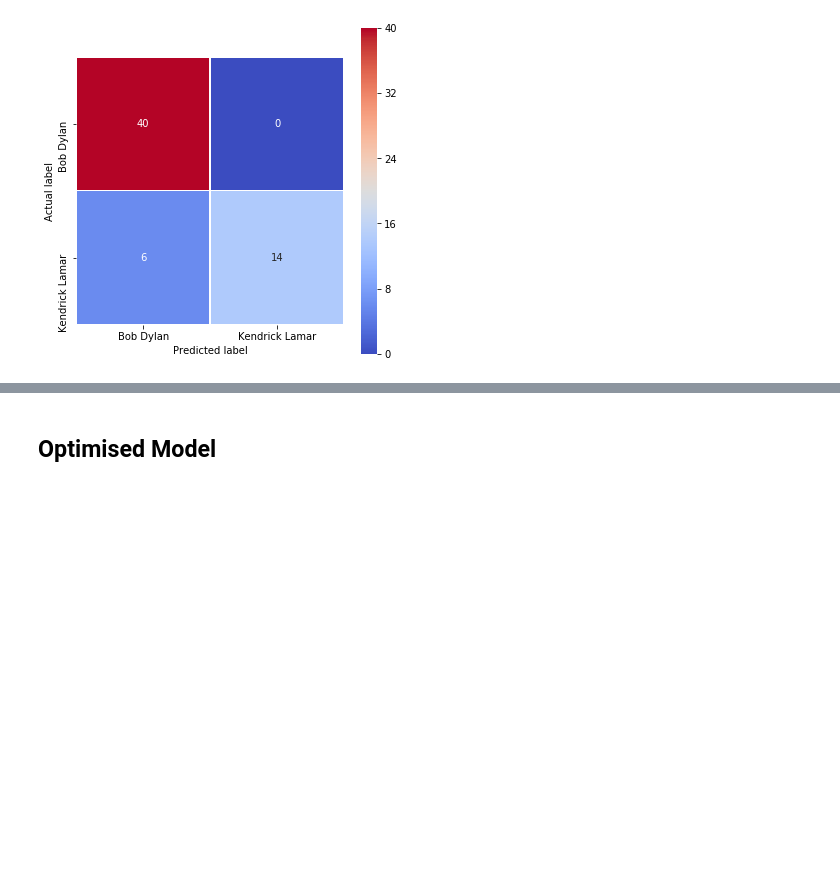
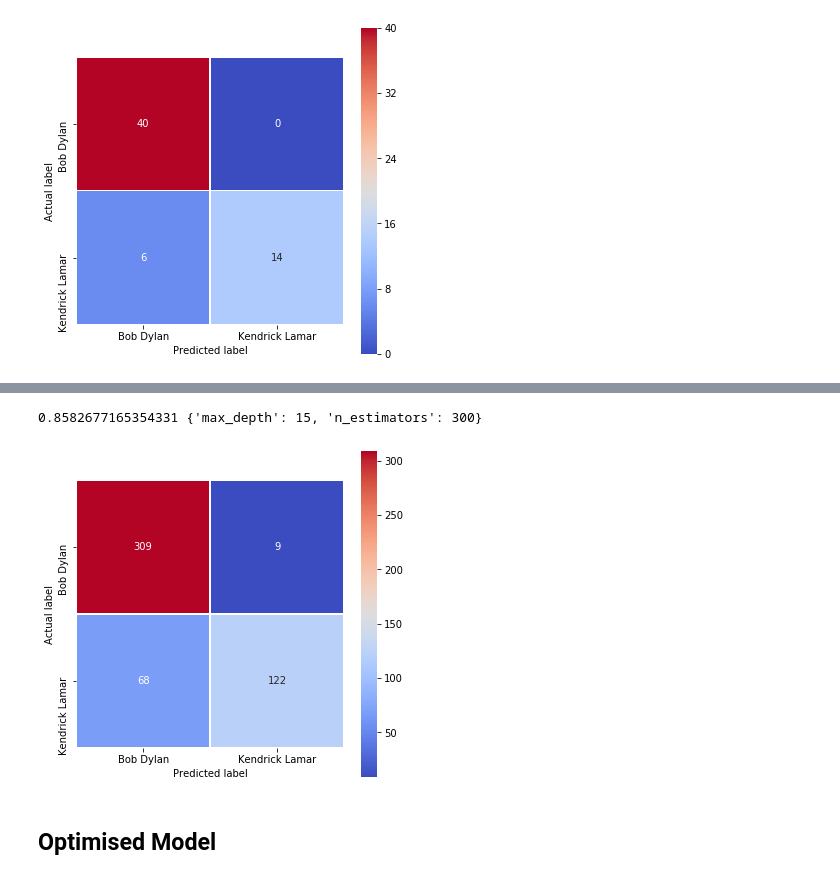
Before and after one commit to xaaronx/bob-or-kendrick, a Jupyter notebook: modelling.ipynb, the cells around one changed output, grey strips where cells are left out. Drawn from its saved outputs; the diff is of its cells as text; code cells hidden in the pictures; blank space fills up the shorter version.

```diff
--- a/modelling.ipynb
+++ b/modelling.ipynb
@@ -340,0 +417,5 @@ plot_confusion(cm_rf)
+# %%
+phrases = (df['phrases'].apply(pd.Series)
+              .stack()
+              .reset_index(level=1, drop=True)
+              .to_frame('phrases'))
@@ -341,5 +437,47 @@ plot_confusion(cm_rf)
+# %%
+phrases['lyrics_processed'] = processed_quotes_phrase
+phrases['lyrics_tokenised'] = tokenised_quotes_phrase
 # %%
-vectoriser, language_vector_data= vectorise(ngram_range=(1, 1), max_feats=1000, input_data=df['lyrics_processed'])
+phrase_vectoriser, phrases_vector_data=vectorise(ngram_range=(1, 1),
+                                                  max_feats=1000,
+                                                  input_data=phrases['lyrics_processed'])
+# %%
+class_weights = generate_class_weights(phrases['artist'])
+
+X_train, X_test, y_train, y_test = train_test_split(phrases_vector_data, phrases['artist'],
+                                                    test_size=0.2,
+                                                    random_state=1,
+                                                    shuffle=True,
+                                                    stratify=phrases['artist'])
+
+param_grid = {
+
+    'n_estimators':[50,100,150,200,250,300],
+    'max_depth':[5,7,10,15]
+
+}
+
+grid = GridSearchCV(RandomForestClassifier(random_state=1,
+                                           class_weight=class_weights),
+                                           param_grid,
+                                           cv=5,
+                                           n_jobs=2).fit(X_train, y_train)
+
+print('Baseline accuracy: {}'.format(round(y_train.value_counts(normalize=True).max(),3)))
+print(grid.best_score_, grid.best_params_)
+# %% [output]
+0.8582677165354331 {'max_depth': 15, 'n_estimators': 300}
+# %%
+rf_phrase = RandomForestClassifier(random_state = 1,
+                             max_depth=grid.best_params_['max_depth'],
+                             n_estimators=grid.best_params_['n_estimators'],
+                             class_weight=class_weights).fit(X_train, y_train)
+
+preds = rf_phrase.predict(X_test)
+cm_rf = confusion_matrix(y_test, preds)
+plot_confusion(cm_rf)
+# %% [output]
+[figure, added]
 # %% [markdown]
 ## Optimised Model
 # %%
```
Also changed, not shown: parts of 36 cells of this notebook.
